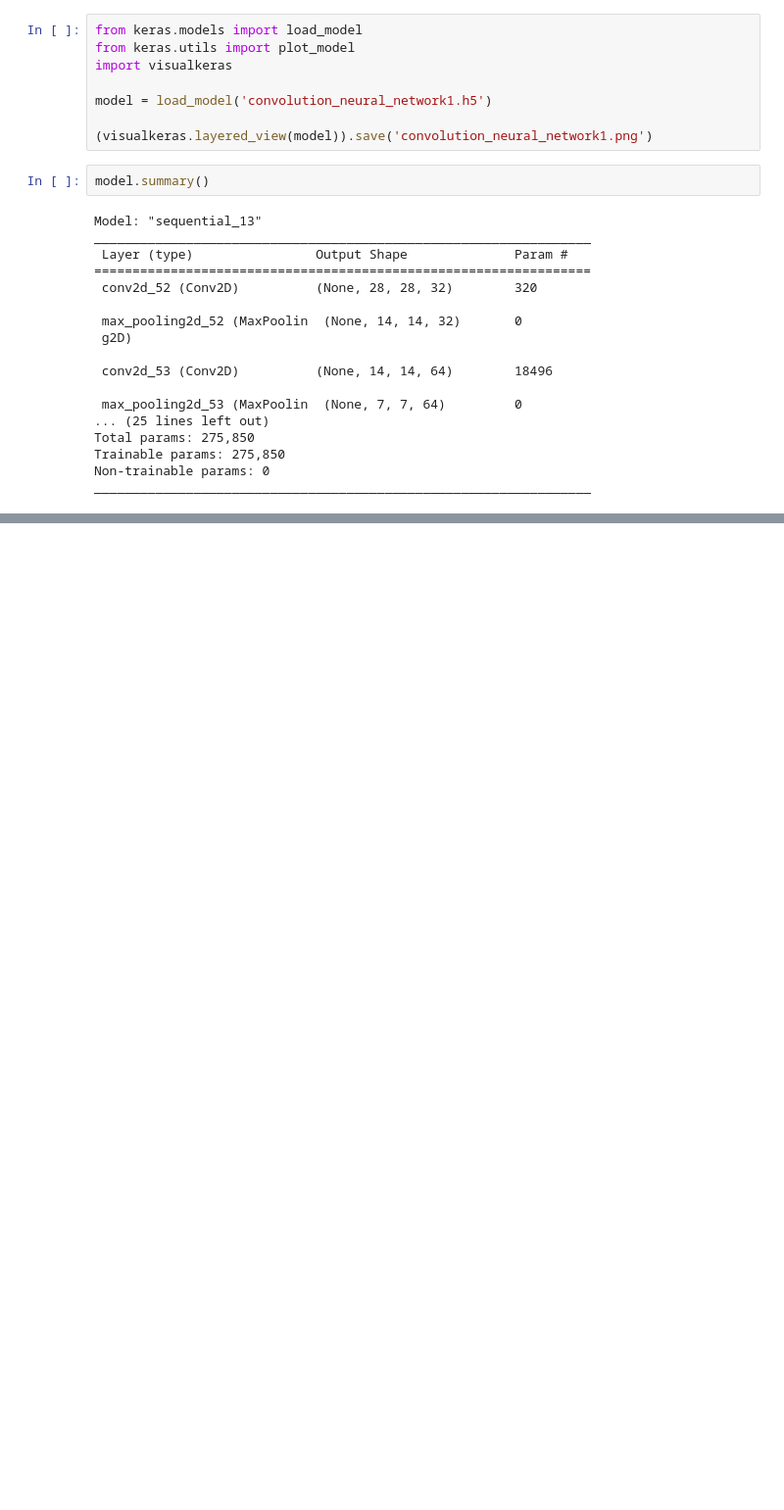
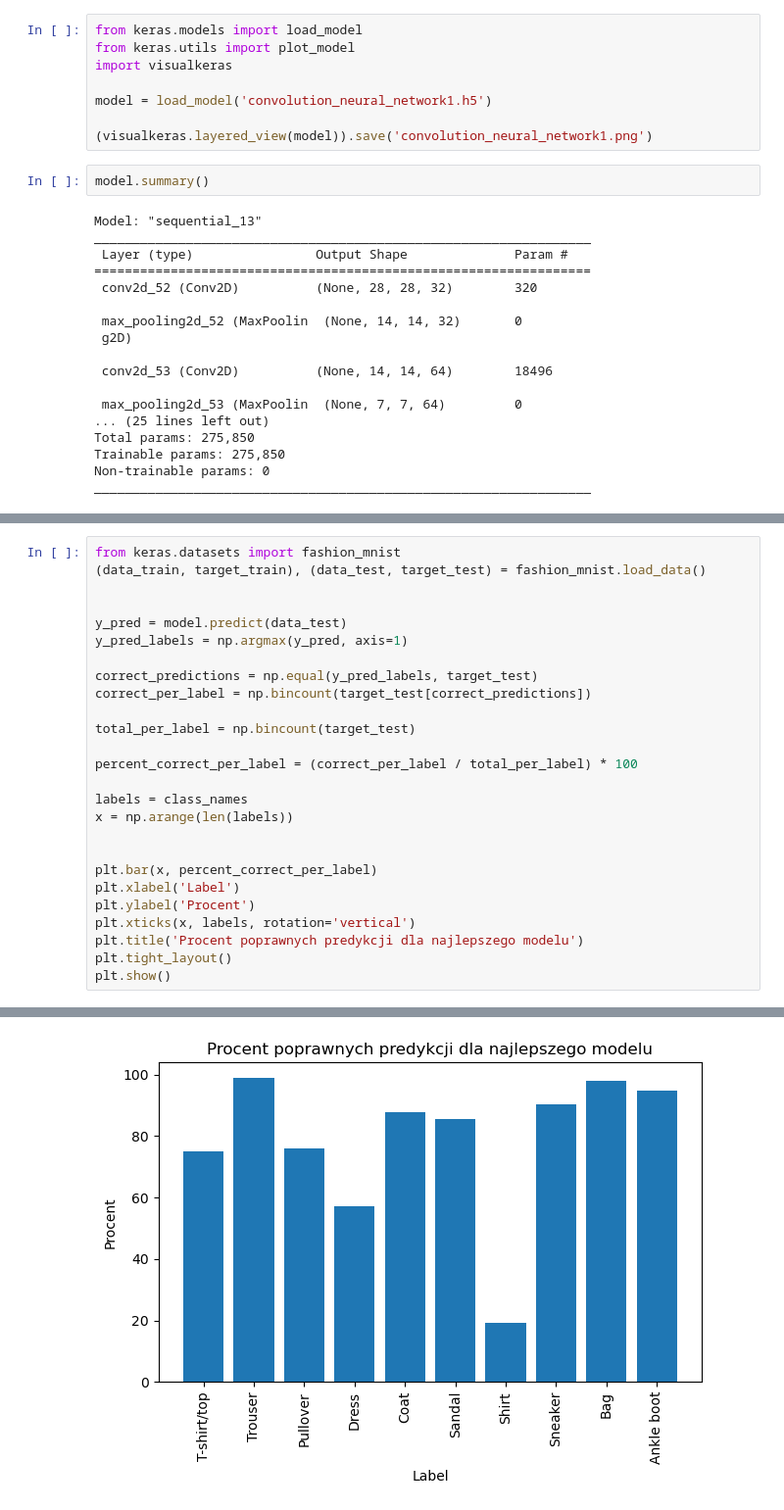
Before and after one commit to wolakw/SI_projekt, a Jupyter notebook: projekt_FASHIONMNIST.ipynb, the cells around one changed output, grey strips where cells are left out. Shown at 98% size. Cells and saved outputs as stored; diff of their text form; blank space fills up the shorter version.

Commit message:
fashionmnist update
fashionmnist update

```diff
--- a/projekt_FASHIONMNIST.ipynb
+++ b/projekt_FASHIONMNIST.ipynb
@@ -576,0 +518,27 @@ plt.show()
+# %%
+from keras.datasets import fashion_mnist
+(data_train, target_train), (data_test, target_test) = fashion_mnist.load_data()
+
+
+y_pred = model.predict(data_test)
+y_pred_labels = np.argmax(y_pred, axis=1)
+
+correct_predictions = np.equal(y_pred_labels, target_test)
+correct_per_label = np.bincount(target_test[correct_predictions])
+
+total_per_label = np.bincount(target_test)
+
+percent_correct_per_label = (correct_per_label / total_per_label) * 100
+
+labels = class_names
+x = np.arange(len(labels))
+
+
+plt.bar(x, percent_correct_per_label)
+plt.xlabel('Label')
+plt.ylabel('Procent')
+plt.xticks(x, labels, rotation='vertical')
+plt.title('Procent poprawnych predykcji dla najlepszego modelu')
+plt.tight_layout()
+plt.show()
+# %% [output]
@@ -576,0 +546 @@ plt.show()
+[figure, added]
```
Also changed, not shown: parts of 18 cells of this notebook.
